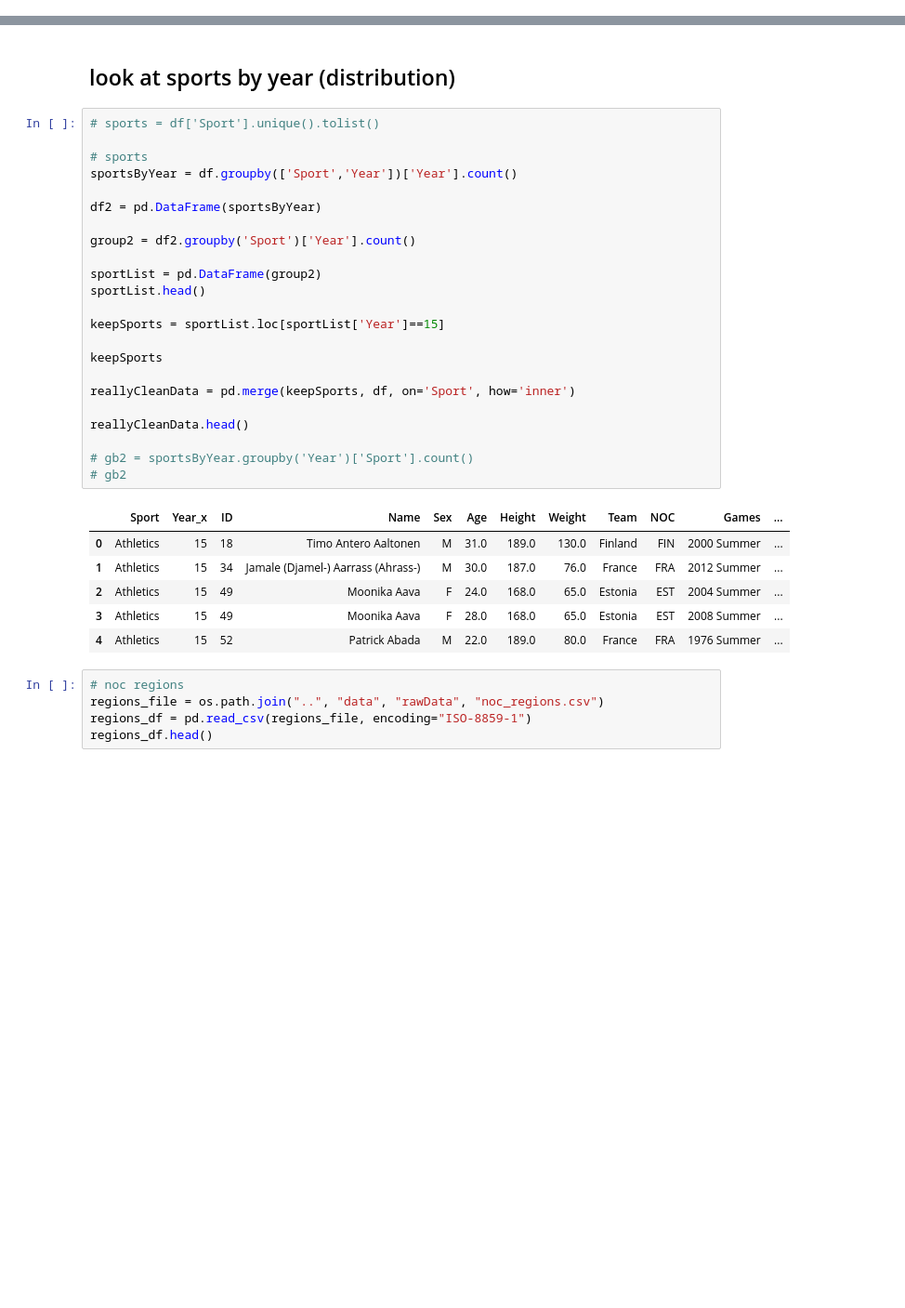
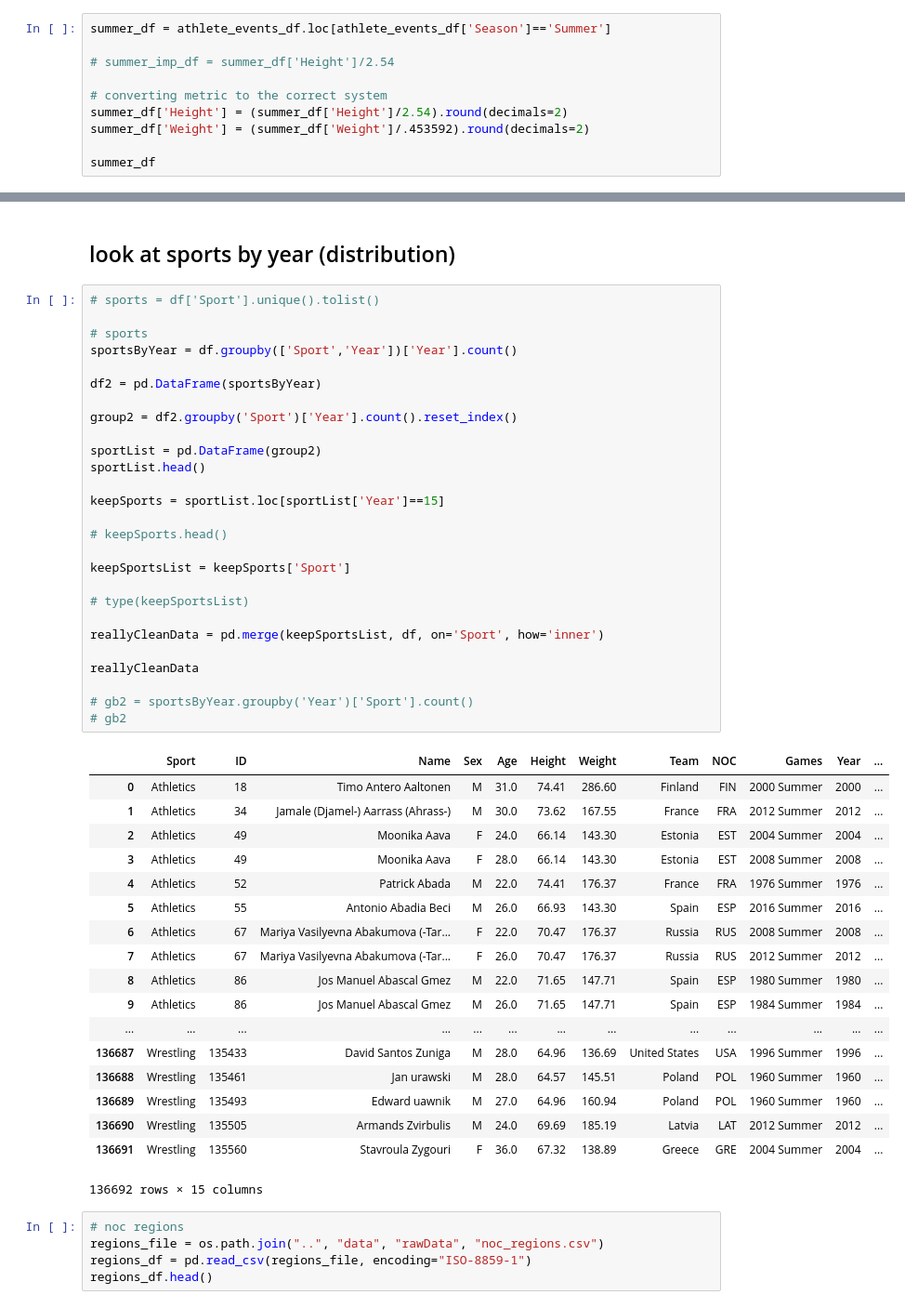
Before and after one commit to dowripple/ProjectOneRepo_JeremyKasieMichael, a Jupyter notebook: notebooks/olympicHeights.ipynb, the cells around one changed output, grey strips where cells are left out. Shown: that part at 93% size. Saved outputs shown, nothing was run; the diff lists cells and outputs as text; blank space fills up the shorter version.

Commit message:
doing more data cleaning

```diff
--- a/notebooks/olympicHeights.ipynb
+++ b/notebooks/olympicHeights.ipynb
@@ -31,0 +26,10 @@ len(summer_df)
+# %%
+summer_df = athlete_events_df.loc[athlete_events_df['Season']=='Summer']
+
+# summer_imp_df = summer_df['Height']/2.54
+
+# converting metric to the correct system
+summer_df['Height'] = (summer_df['Height']/2.54).round(decimals=2)
+summer_df['Weight'] = (summer_df['Weight']/.453592).round(decimals=2)
+
+summer_df
@@ -94,33 +127,49 @@ df.head()
 # %%
 # sports = df['Sport'].unique().tolist()
 
 # sports
 sportsByYear = df.groupby(['Sport','Year'])['Year'].count()
 
 df2 = pd.DataFrame(sportsByYear)
 
-group2 = df2.groupby('Sport')['Year'].count()
+group2 = df2.groupby('Sport')['Year'].count().reset_index()
 
 sportList = pd.DataFrame(group2)
 sportList.head()
 
 keepSports = sportList.loc[sportList['Year']==15]
 
-keepSports
+# keepSports.head()
 
-reallyCleanData = pd.merge(keepSports, df, on='Sport', how='inner')
+keepSportsList = keepSports['Sport']
 
-reallyCleanData.head()
+# type(keepSportsList)
+
+reallyCleanData = pd.merge(keepSportsList, df, on='Sport', how='inner')
+
+reallyCleanData
 
 # gb2 = sportsByYear.groupby('Year')['Sport'].count()
 # gb2
 # %% [output]
-|  | Sport | Year_x | ID | Name | Sex | Age | Height | Weight | Team | NOC | Games | ... |
-| 0 | Athletics | 15 | 18 | Timo Antero Aaltonen | M | 31.0 | 189.0 | 130.0 | Finland | FIN | 2000 Summer | ... |
-| 1 | Athletics | 15 | 34 | Jamale (Djamel-) Aarrass (Ahrass-) | M | 30.0 | 187.0 | 76.0 | France | FRA | 2012 Summer | ... |
-| 2 | Athletics | 15 | 49 | Moonika Aava | F | 24.0 | 168.0 | 65.0 | Estonia | EST | 2004 Summer | ... |
-| 3 | Athletics | 15 | 49 | Moonika Aava | F | 28.0 | 168.0 | 65.0 | Estonia | EST | 2008 Summer | ... |
-| 4 | Athletics | 15 | 52 | Patrick Abada | M | 22.0 | 189.0 | 80.0 | France | FRA | 1976 Summer | ... |
+|  | Sport | ID | Name | Sex | Age | Height | Weight | Team | NOC | Games | Year | ... |
+| 0 | Athletics | 18 | Timo Antero Aaltonen | M | 31.0 | 74.41 | 286.60 | Finland | FIN | 2000 Summer | 2000 | ... |
+| 1 | Athletics | 34 | Jamale (Djamel-) Aarrass (Ahrass-) | M | 30.0 | 73.62 | 167.55 | France | FRA | 2012 Summer | 2012 | ... |
+| 2 | Athletics | 49 | Moonika Aava | F | 24.0 | 66.14 | 143.30 | Estonia | EST | 2004 Summer | 2004 | ... |
+| 3 | Athletics | 49 | Moonika Aava | F | 28.0 | 66.14 | 143.30 | Estonia | EST | 2008 Summer | 2008 | ... |
+| 4 | Athletics | 52 | Patrick Abada | M | 22.0 | 74.41 | 176.37 | France | FRA | 1976 Summer | 1976 | ... |
+| 5 | Athletics | 55 | Antonio Abadia Beci | M | 26.0 | 66.93 | 143.30 | Spain | ESP | 2016 Summer | 2016 | ... |
+| 6 | Athletics | 67 | Mariya Vasilyevna Abakumova (-Tar... | F | 22.0 | 70.47 | 176.37 | Russia | RUS | 2008 Summer | 2008 | ... |
+| 7 | Athletics | 67 | Mariya Vasilyevna Abakumova (-Tar... | F | 26.0 | 70.47 | 176.37 | Russia | RUS | 2012 Summer | 2012 | ... |
+| 8 | Athletics | 86 | Jos Manuel Abascal Gmez | M | 22.0 | 71.65 | 147.71 | Spain | ESP | 1980 Summer | 1980 | ... |
+| 9 | Athletics | 86 | Jos Manuel Abascal Gmez | M | 26.0 | 71.65 | 147.71 | Spain | ESP | 1984 Summer | 1984 | ... |
+| ... | ... | ... | ... | ... | ... | ... | ... | ... | ... | ... | ... | ... |
+| 136687 | Wrestling | 135433 | David Santos Zuniga | M | 28.0 | 64.96 | 136.69 | United States | USA | 1996 Summer | 1996 | ... |
+| 136688 | Wrestling | 135461 | Jan urawski | M | 28.0 | 64.57 | 145.51 | Poland | POL | 1960 Summer | 1960 | ... |
+| 136689 | Wrestling | 135493 | Edward uawnik | M | 27.0 | 64.96 | 160.94 | Poland | POL | 1960 Summer | 1960 | ... |
+| 136690 | Wrestling | 135505 | Armands Zvirbulis | M | 24.0 | 69.69 | 185.19 | Latvia | LAT | 2012 Summer | 2012 | ... |
+| 136691 | Wrestling | 135560 | Stavroula Zygouri | F | 36.0 | 67.32 | 138.89 | Greece | GRE | 2004 Summer | 2004 | ... |
+136692 rows × 15 columns
 # %%
 # noc regions
 regions_file = os.path.join("..", "data", "rawData", "noc_regions.csv")
```
Also changed, not shown: parts of 3 cells of this notebook.
